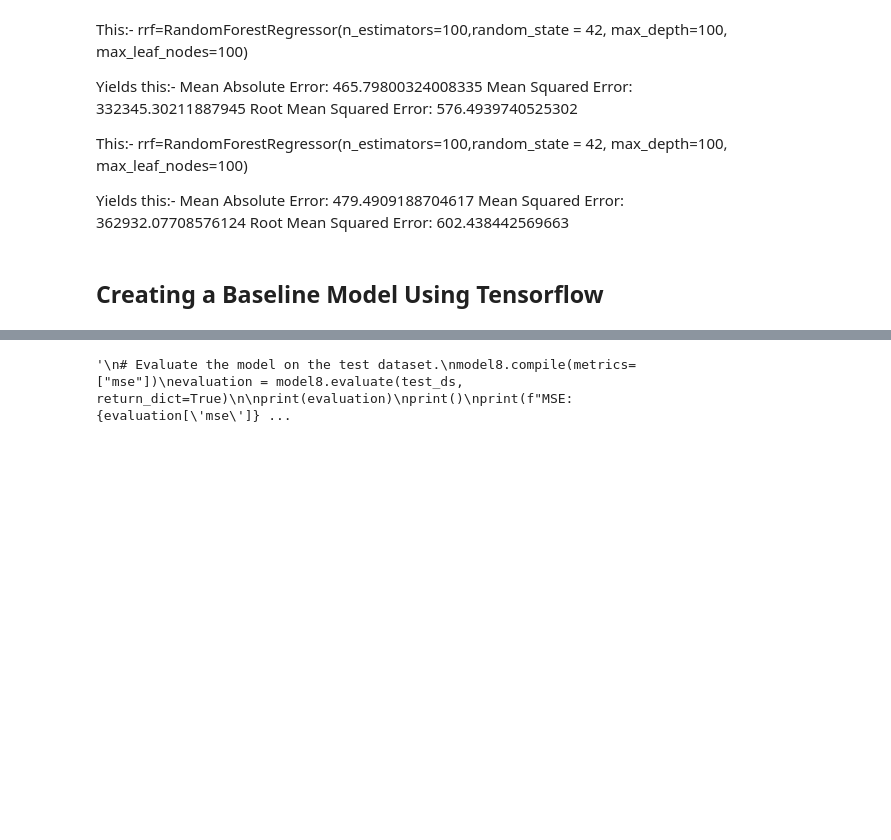
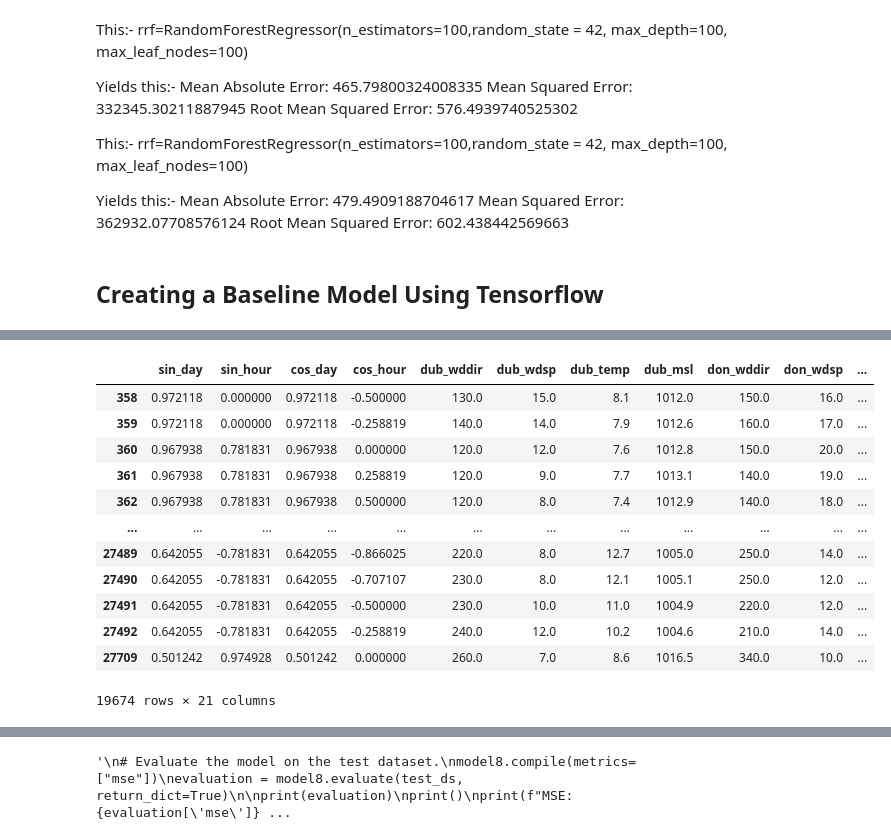
Before and after one commit to kevinTheQuigley/chargeTimeAnalytics, a Jupyter notebook: ChargeTimeMLFinal.ipynb, the cells around one changed output, grey strips where cells are left out. Drawn from its saved outputs; the diff is of its cells as text; code cells hidden in the pictures; blank space fills up the shorter version.

```diff
--- a/ChargeTimeMLFinal.ipynb
+++ b/ChargeTimeMLFinal.ipynb
@@ -333,6 +375,22 @@ import tensorflow_decision_forests as tfdf
 trainSetTF=trainSet
 validSetTF=validSet
 testSetTF=testSet
+# %%
+trainSet[allCols+predCol]
+# %% [output]
+|  | sin_day | sin_hour | cos_day | cos_hour | dub_wddir | dub_wdsp | dub_temp | dub_msl | don_wddir | don_wdsp | ... |
+| 358 | 0.972118 | 0.000000 | 0.972118 | -0.500000 | 130.0 | 15.0 | 8.1 | 1012.0 | 150.0 | 16.0 | ... |
+| 359 | 0.972118 | 0.000000 | 0.972118 | -0.258819 | 140.0 | 14.0 | 7.9 | 1012.6 | 160.0 | 17.0 | ... |
+| 360 | 0.967938 | 0.781831 | 0.967938 | 0.000000 | 120.0 | 12.0 | 7.6 | 1012.8 | 150.0 | 20.0 | ... |
+| 361 | 0.967938 | 0.781831 | 0.967938 | 0.258819 | 120.0 | 9.0 | 7.7 | 1013.1 | 140.0 | 19.0 | ... |
+| 362 | 0.967938 | 0.781831 | 0.967938 | 0.500000 | 120.0 | 8.0 | 7.4 | 1012.9 | 140.0 | 18.0 | ... |
+| ... | ... | ... | ... | ... | ... | ... | ... | ... | ... | ... | ... |
+| 27489 | 0.642055 | -0.781831 | 0.642055 | -0.866025 | 220.0 | 8.0 | 12.7 | 1005.0 | 250.0 | 14.0 | ... |
+| 27490 | 0.642055 | -0.781831 | 0.642055 | -0.707107 | 230.0 | 8.0 | 12.1 | 1005.1 | 250.0 | 12.0 | ... |
+| 27491 | 0.642055 | -0.781831 | 0.642055 | -0.500000 | 230.0 | 10.0 | 11.0 | 1004.9 | 220.0 | 12.0 | ... |
+| 27492 | 0.642055 | -0.781831 | 0.642055 | -0.258819 | 240.0 | 12.0 | 10.2 | 1004.6 | 210.0 | 14.0 | ... |
+| 27709 | 0.501242 | 0.974928 | 0.501242 | 0.000000 | 260.0 | 7.0 | 8.6 | 1016.5 | 340.0 | 10.0 | ... |
+19674 rows × 21 columns
 # %%
 # Running into difficulty converting these columns, so I reset the value of X_train to include ActualGenerationMW
 label = predCol[0]
```
Also changed, not shown: parts of 44 cells of this notebook, 1 other file.
